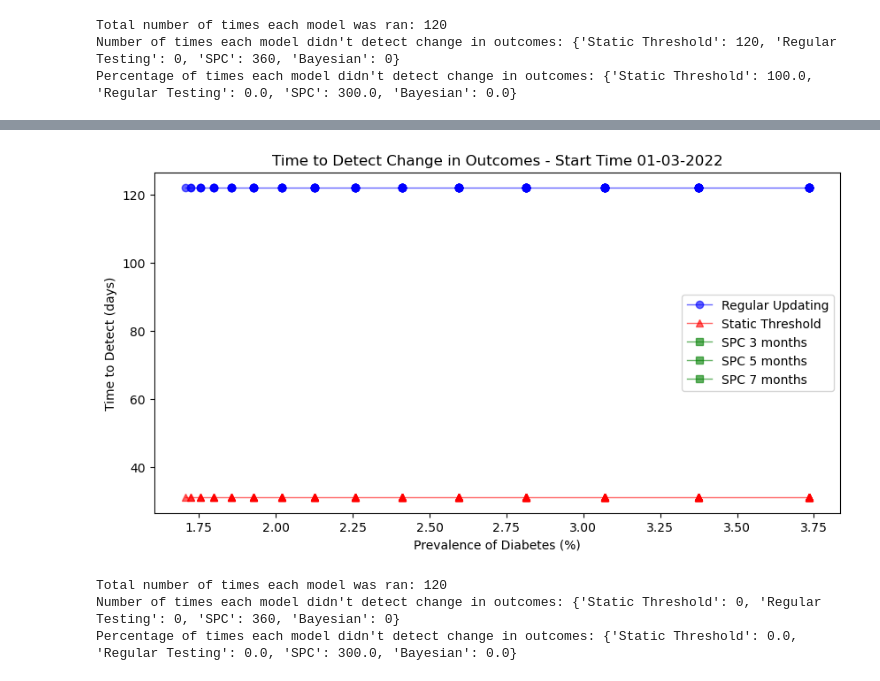
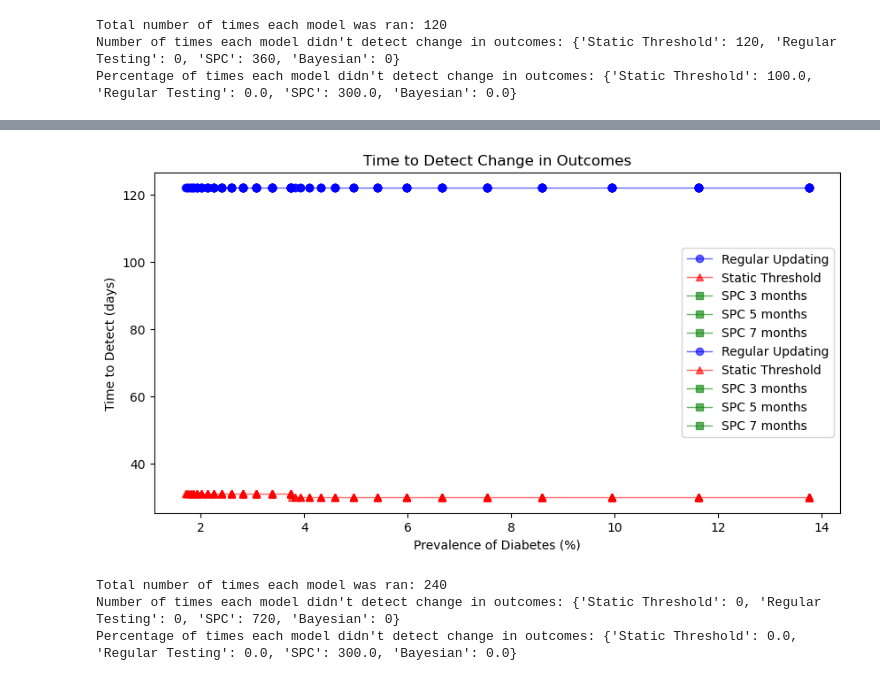
Before and after one commit to sdrelton/PREDICT, a Jupyter notebook: Comparison/detect_comparison.ipynb, the cells around one changed output, grey strips where cells are left out. Cells and saved outputs as stored; diff of their text form; code cells hidden in the pictures.

```diff
--- a/Comparison/detect_comparison.ipynb
+++ b/Comparison/detect_comparison.ipynb
@@ -247,7 +247,6 @@ hr_comorbidity = 3.9
 log_age = np.log(hr_age)
 log_ldh = np.log(hr_ldh)
 log_comorbidity = np.log(hr_comorbidity)
-
 
 
 for switchDateString in switchDateStrings:
@@ -352,8 +351,8 @@ for switchDateString in switchDateStrings:
 
             ############################ Static Threshold ############################
             model = RecalibratePredictions()
-            recalthreshold = 0.7
-            model.trigger = AccuracyThreshold(model=model, prediction_threshold=recalthreshold) # TODO: change to auroc or calibration
+            recalthreshold = 0.86 # Paper has AUROC of 0.91, with lower CI at 0.86
+            model.trigger = AUROCThreshold(model=model, prediction_threshold=recalthreshold)
             ttd = get_model_updated_log(df, model, switch_times, i, "Static Threshold")
             static_ttd.append(ttd)
 
@@ -362,10 +361,10 @@ for switchDateString in switchDateStrings:
             model.trigger = SPCTrigger(model=model, input_data=df, numMonths=3, verbose=False)
             ttd = get_model_updated_log(df, model, switch_times, i, "SPC")
             spc_ttd3.append(ttd)
-            model.trigger = SPCTrigger(model=model, input_data=df, numMonths=3, verbose=False)
+            model.trigger = SPCTrigger(model=model, input_data=df, numMonths=5, verbose=False)
             ttd = get_model_updated_log(df, model, switch_times, i, "SPC")
             spc_ttd5.append(ttd)
-            model.trigger = SPCTrigger(model=model, input_data=df, numMonths=3, verbose=False)
+            model.trigger = SPCTrigger(model=model, input_data=df, numMonths=7, verbose=False)
             ttd = get_model_updated_log(df, model, switch_times, i, "SPC")
             spc_ttd7.append(ttd)
 
@@ -571,22 +570,22 @@ for startDateString in startDateStrings:
 
             ############################ Static Threshold ############################
             model = RecalibratePredictions()
-            recalthreshold = 0.8
-            model.trigger = AccuracyThreshold(model=model, prediction_threshold=recalthreshold)
+            recalthreshold = 0.77 # Paper has AUROC of 0.81, with lower CI at 0.77
+            model.trigger = AUROCThreshold(model=model, prediction_threshold=recalthreshold)
             ttd = get_model_updated_log(df, model, start_times, i, "Static Threshold")
             static_ttd.append(ttd)
 
             ############################ SPC ############################
             model = RecalibratePredictions()
-            model.trigger = SPCTrigger(model=model, input_data=df, numMonths=1, verbose=False)
+            model.trigger = SPCTrigger(model=model, input_data=df, numMonths=3, verbose=False)
             ttd = get_model_updated_log(df, model, start_times, i, "SPC")
             spc_ttd3.append(ttd)
 
-            model.trigger = SPCTrigger(model=model, input_data=df, numMonths=1, verbose=False)
+            model.trigger = SPCTrigger(model=model, input_data=df, numMonths=5, verbose=False)
             ttd = get_model_updated_log(df, model, start_times, i, "SPC")
             spc_ttd5.append(ttd)
 
-            model.trigger = SPCTrigger(model=model, input_data=df, numMonths=1, verbose=False)
+            model.trigger = SPCTrigger(model=model, input_data=df, numMonths=7, verbose=False)
             ttd = get_model_updated_log(df, model, start_times, i, "SPC")
             spc_ttd7.append(ttd)
 
@@ -752,8 +751,8 @@ for startDateString in startDateStrings:
 
             ############################ Static Threshold ############################
             model = RecalibratePredictions()
-            recalthreshold = 0.8
-            model.trigger = AccuracyThreshold(model=model, prediction_threshold=recalthreshold)
+            recalthreshold = 0.851 # Paper has AUROC of 0.889, with lower CI at 0.851
+            model.trigger = AUROCThreshold(model=model, prediction_threshold=recalthreshold)
             ttd = get_model_updated_log(df, model, start_times, i, "Static Threshold")
             static_ttd.append(ttd)
 
@@ -846,6 +845,9 @@ BMI mean and std from: https://elifesciences.org/articles/71862
 
 Cholesterol/HDL ratio using data from 2008 (https://www.who.int/data/gho/data/indicators/indicator-details/GHO/gho-mean-hdl-cholesterol-crude) Cholesterol average as 5.3 +- 0.1  HDL Cholesterol as 1.45 +- 0.05, getting a Cholesterol/HDL ratio of 3.66 +- 0.144
 # %%
+plt.figure(figsize=(10, 5))
+plt.title(f"Time to Detect Change in Outcomes")
+
 # Define the coefficients (hazard ratios converted to log-odds)
 coefs = {
     "White": np.log(1),
@@ -914,7 +916,7 @@ total_runs = 0
 
 prev_increases = [1.0001, 1.0003, 1.0005, 1.0007, 1.0009, 1.0011, 1.0013, 1.0015, 1.0017, 1.0019, 1.0021, 1.0023, 1.0025, 1.0027, 1.0029]
 smoking_decrease = [0.9995, 0.9993, 0.9991, 0.9989, 0.9987, 0.9985, 0.9983, 0.9981, 0.9979, 0.9977, 0.9975, 0.9973, 0.9971, 0.9969, 0.9967] # e.g. reduce by 0.05%
-startDateStrings = ['01-03-2022']#, '01-04-2020']#, '01-05-2020'] # TODO: make this longer
+startDateStrings = ['01-03-2022', '01-04-2020']#, '01-05-2020'] # TODO: make this longer
 undetected = dict({"Static Threshold": 0, "Regular Testing": 0, "SPC": 0, "Bayesian": 0})
 
 for startDateString in startDateStrings:
@@ -1022,6 +1024,7 @@ for startDateString in startDateStrings:
             mydict['Renal disease'].extend(pat_factors['Renal disease'])
 
 
+
         df = pd.DataFrame(mydict)
 
         # run EvaluatePrediction code to get the model metrics and when calibration drops (maybe switch time from this too)
@@ -1054,7 +1057,7 @@ for startDateString in startDateStrings:
 
             ############################ Static Threshold ############################
             model = RecalibratePredictions()
-            recalthreshold = 0.8
+            recalthreshold = 0.811 # Paper has AUROC of 0.814, with lower CI at 0.811
             model.trigger = AUROCThreshold(model=model, prediction_threshold=recalthreshold)
             ttd = get_model_updated_log(df, model, start_times, i, "Static Threshold")
             static_ttd.append(ttd)
@@ -1076,40 +1079,39 @@ for startDateString in startDateStrings:
             ############################ Bayesian ############################
             # model = BayesianModel(input_data=df, priors={"Intercept": (None), "age": (None), "sex": (None), "comorbidity": (None), "ldh_high": (None)}, cores=1, verbose=False, draws=100, chains=2)
             # model.trigger = BayesianRefitTrigger(model=model, input_data=df, refitFrequency=1)
             # ttd = get_model_updated_log(df, model, start_times, i, "Bayesian")
             # bayesian_ttd.append(ttd)
 
 
     dm_increases = [x * 100 for x in dm_increases]  # Convert to percentage
     # plot the time to detect for all models
-    plt.figure(figsize=(10, 5))
-    plt.title(f"Time to Detect Change in Outcomes - Start Time {startDateString}")
+
     regular_ttd_df = pd.DataFrame({"dm_increases": dm_increases, "regular_ttd": regular_ttd}).dropna(inplace=False)
     plt.plot("dm_increases", "regular_ttd", color='blue', label='Regular Updating', marker='o', alpha=0.6, linewidth=1, data=regular_ttd_df)
     static_ttd_df = pd.DataFrame({"dm_increases": dm_increases, "static_ttd": static_ttd}).dropna(inplace=False)
     plt.plot("dm_increases", "static_ttd", color='red', label='Static Threshold', marker='^', alpha=0.6, linewidth=1, data=static_ttd_df)
 
     spc_ttd3_df = pd.DataFrame({"dm_increases": dm_increases, "spc_ttd3": spc_ttd3}).dropna(inplace=False)
     plt.plot("dm_increases", "spc_ttd3", color='green', label='SPC 3 months', marker='s', alpha=0.6, linewidth=1, data=spc_ttd3_df)
     spc_ttd5_df = pd.DataFrame({"dm_increases": dm_increases, "spc_ttd5": spc_ttd5}).dropna(inplace=False)
     plt.plot("dm_increases", "spc_ttd5", color='green', label='SPC 5 months', marker='s', alpha=0.6, linewidth=1, data=spc_ttd5_df)
     spc_ttd7_df = pd.DataFrame({"dm_increases": dm_increases, "spc_ttd7": spc_ttd7}).dropna(inplace=False)
     plt.plot("dm_increases", "spc_ttd7", color='green', label='SPC 7 months', marker='s', alpha=0.6, linewidth=1, data=spc_ttd7_df)
     # bayesian_ttd_df = pd.DataFrame({"dm_increases": dm_increases, "bayesian_ttd": bayesian_ttd}).dropna(inplace=False)
     # plt.plot("dm_increases", "bayesian_ttd", color='purple', label='Bayesian', marker='x', alpha=0.6, linewidth=1, data=bayesian_ttd_df)
-    plt.xlabel("Prevalence of Diabetes (%)")
-    plt.ylabel("Time to Detect (days)")
-    plt.legend()
-    plt.show()
+plt.xlabel("Prevalence of Diabetes (%)")
+plt.ylabel("Time to Detect (days)")
+plt.legend()
+plt.show()
 
 
 # Print the number of undetected models
 print(f"Total number of times each model was ran: {total_runs}")
 percentages = {key: (value / total_runs * 100) if total_runs > 0 else 0 for key, value in undetected.items()}
 print("Number of times each model didn't detect change in outcomes:", undetected)
 print("Percentage of times each model didn't detect change in outcomes:", percentages)
 # %% [output]
-[figure, old version]
+[figure, new version]
-Total number of times each model was ran: 120
-Number of times each model didn't detect change in outcomes: {'Static Threshold': 0, 'Regular Testing': 0, 'SPC': 360, 'Bayesian': 0}
+Total number of times each model was ran: 240
+Number of times each model didn't detect change in outcomes: {'Static Threshold': 0, 'Regular Testing': 0, 'SPC': 720, 'Bayesian': 0}
 Percentage of times each model didn't detect change in outcomes: {'Static Threshold': 0.0, 'Regular Testing': 0.0, 'SPC': 300.0, 'Bayesian': 0.0}
```
Also changed, not shown: parts of 1 cell of this notebook.
